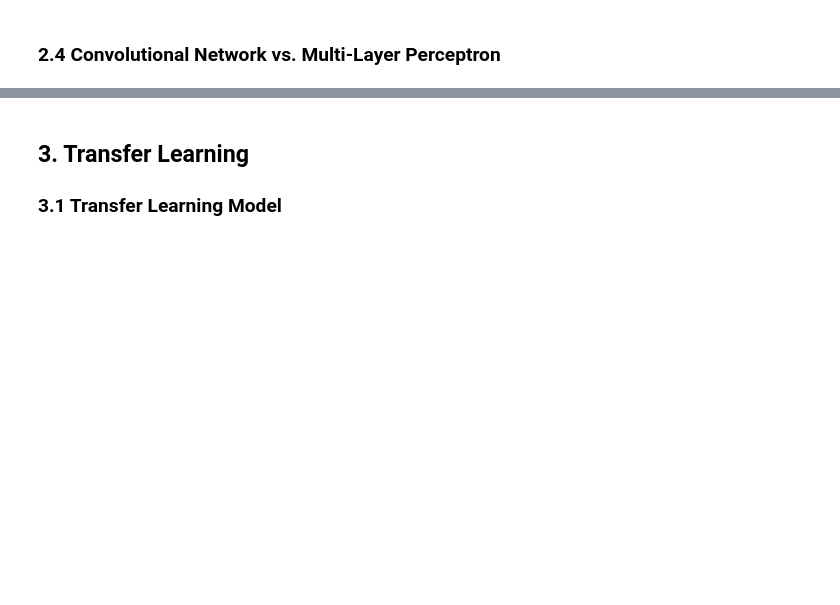
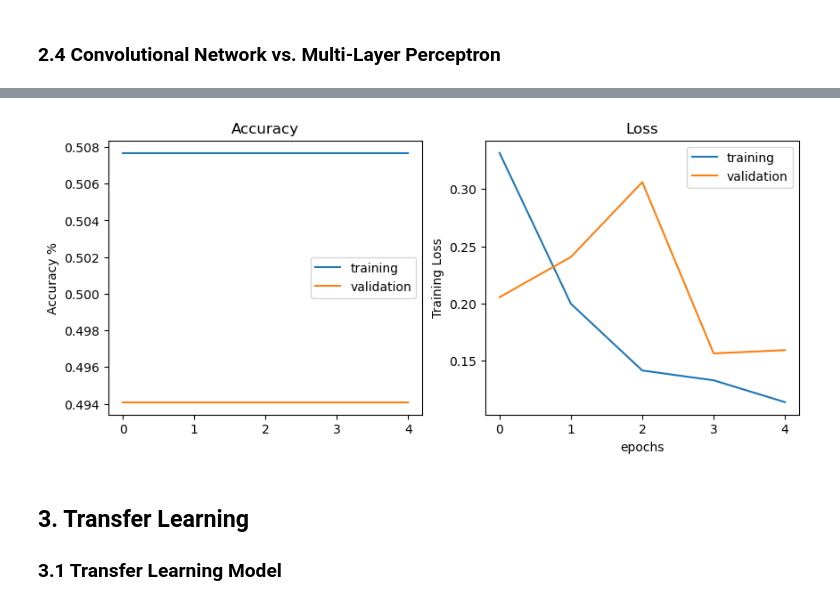
Before and after one commit to Mikecamdo/MachineLearning, a Jupyter notebook: Lab 6/CNNs.ipynb, the cells around one changed output, grey strips where cells are left out. Saved outputs shown, nothing was run; the diff lists cells and outputs as text; code cells hidden in the pictures; blank space fills up the shorter version.

Commit message:
Added basic MLP for comparison

```diff
--- a/Lab 6/CNNs.ipynb
+++ b/Lab 6/CNNs.ipynb
@@ -344,3 +344,19 @@ plt.show()
 ### 2.3 Model Visualization and Comparison
 # %% [markdown]
 ### 2.4 Convolutional Network vs. Multi-Layer Perceptron
+# %%
+# Create a basic multi-layer perceptron model
+from tensorflow.keras.layers import Activation
+
+mlp = Sequential()
+mlp.add(Flatten(input_shape=(img_wh,img_wh,3)))
+mlp.add(Dense(128, activation='relu'))
+mlp.add(Dense(64, activation='relu'))
+mlp.add(Dense(1))
+mlp.add(Activation('softmax'))
+
+mlp.compile(loss='binary_crossentropy',
+            optimizer='adam',
+            metrics=['accuracy'])
+
+mlp_history = mlp.fit(X_train, y_train, batch_size=32, epochs=5, verbose=1, validation_data=(X_test,y_test))
@@ -347,3 +374,26 @@ plt.show()
+# %%
+plt.figure(figsize=(10,4))
+plt.subplot(1,2,1)
+plt.plot(mlp_history.history['accuracy'], label='training')
+
+plt.ylabel('Accuracy %')
+plt.title('Training')
+plt.plot(mlp_history.history['val_accuracy'], label='validation')
+plt.title('Accuracy')
+plt.legend()
+
+plt.subplot(1,2,2)
+plt.plot(mlp_history.history['loss'], label='training')
+plt.ylabel('Training Loss')
+plt.xlabel('epochs')
+
+plt.plot(mlp_history.history['val_loss'], label='validation')
+plt.xlabel('epochs')
+plt.title('Loss')
+plt.legend()
+plt.show()
+# %% [output]
+[figure, added]
 # %% [markdown]
 ## 3. Transfer Learning
 ### 3.1 Transfer Learning Model
```
Also changed, not shown: parts of 5 cells of this notebook.
